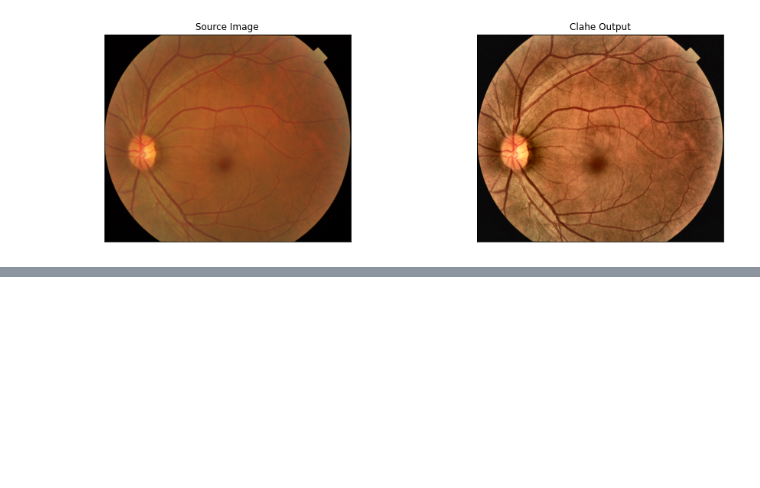
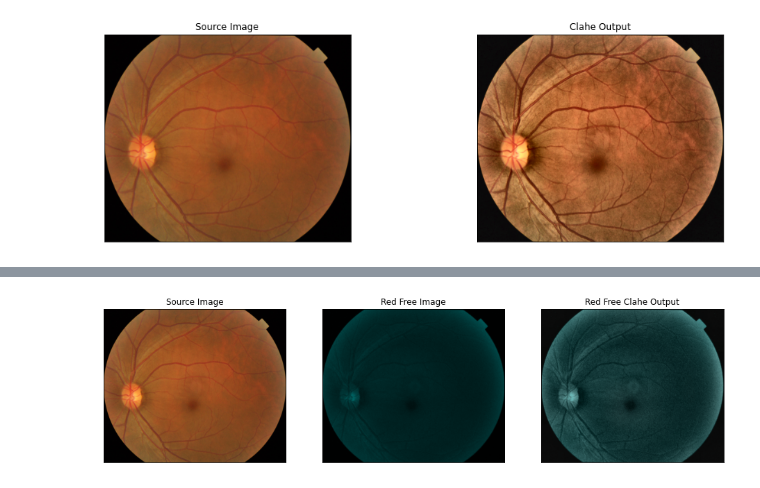
Before and after one commit to CostaDiego/image-enhancement, a Jupyter notebook: ImageEnhancement.ipynb, the cells around one changed output, grey strips where cells are left out. Saved outputs shown, nothing was run; the diff lists cells and outputs as text; code cells hidden in the pictures; blank space fills up the shorter version.

```diff
--- a/ImageEnhancement.ipynb
+++ b/ImageEnhancement.ipynb
@@ -57,0 +82,7 @@ visualize(Source_Image = img_RGB,CLAHE_Output = imgCLAHE_RGB)
+# %%
+visualize(
+    Source_Image = img_RGB,
+    Red_Free_Image = imgRedFreeGB,
+    Red_Free_CLAHE_Output = imgRedFreeCLAHEGB)
+# %% [output]
+[figure, added]
```
Also changed, not shown: parts of 5 cells of this notebook.
